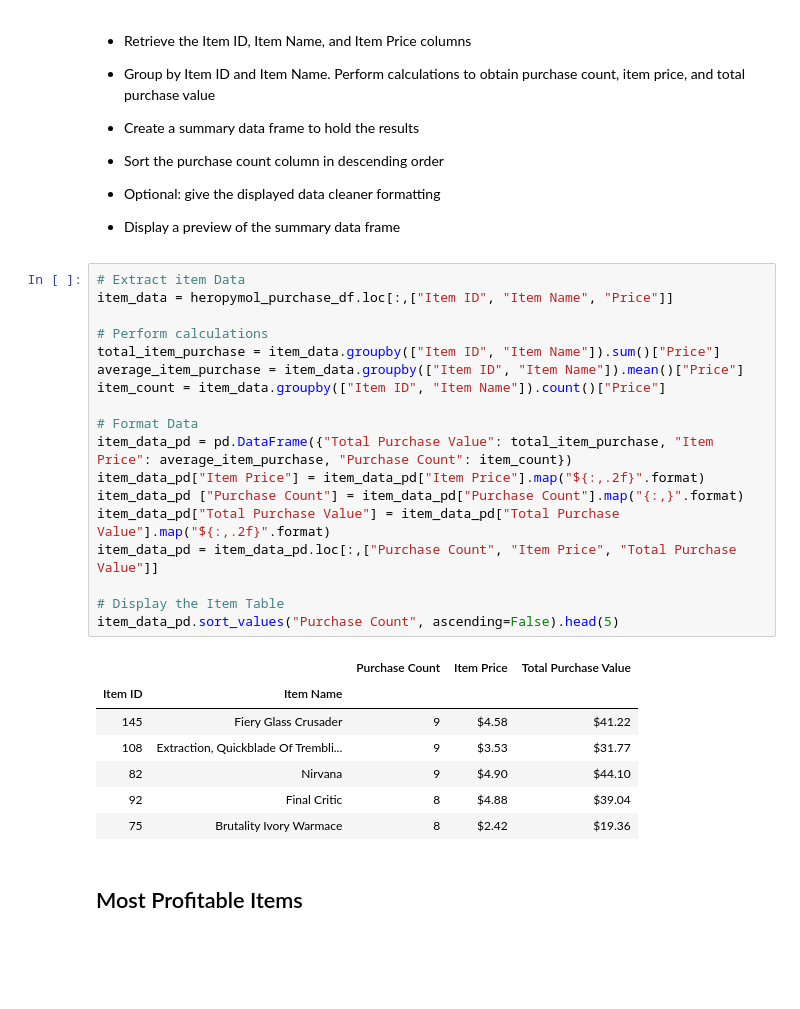
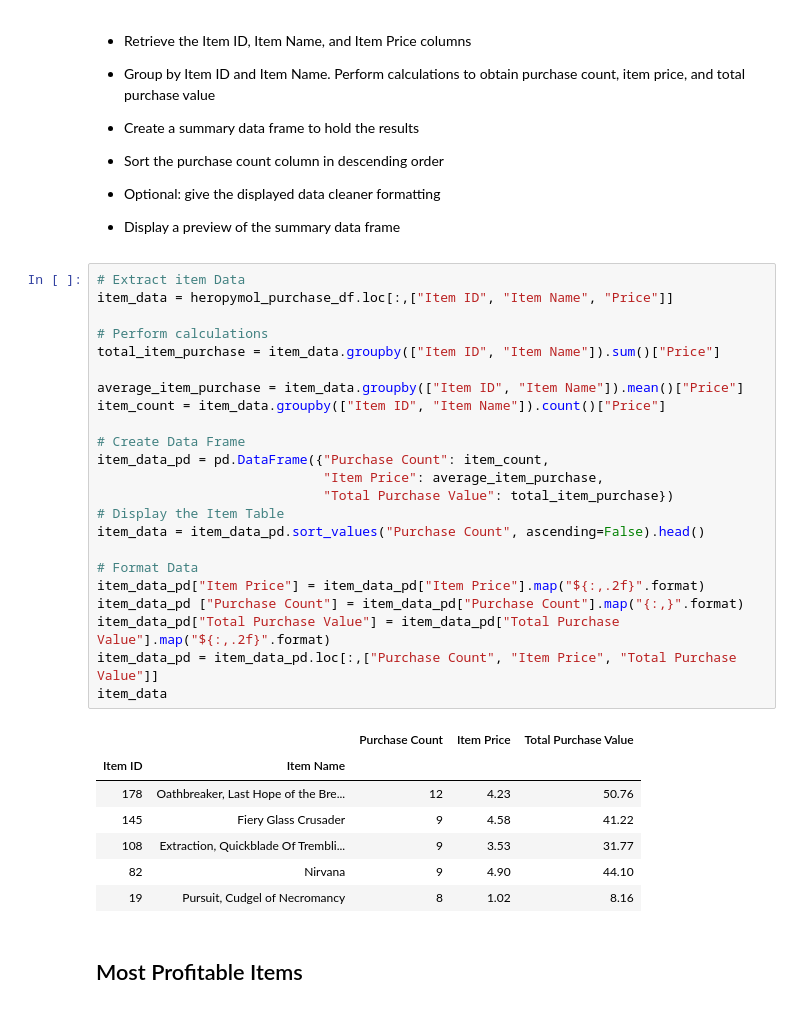
Before and after one commit to jehixson3/Analysis-of-Gaming-Data-using-Pandas, a Jupyter notebook: HeroesOfPymoli_pd.ipynb, the cells around one changed output. Cells and saved outputs as stored; diff of their text form; blank space fills up the shorter version.

```diff
--- a/HeroesOfPymoli_pd.ipynb
+++ b/HeroesOfPymoli_pd.ipynb
@@ -303,29 +303,34 @@ user_data.sort_values("Total Purchase Value", ascending=False).head(5)
 # %%
 # Extract item Data
 item_data = heropymol_purchase_df.loc[:,["Item ID", "Item Name", "Price"]]
 
 # Perform calculations
 total_item_purchase = item_data.groupby(["Item ID", "Item Name"]).sum()["Price"]
+
 average_item_purchase = item_data.groupby(["Item ID", "Item Name"]).mean()["Price"]
 item_count = item_data.groupby(["Item ID", "Item Name"]).count()["Price"]
 
+# Create Data Frame
+item_data_pd = pd.DataFrame({"Purchase Count": item_count,
+                             "Item Price": average_item_purchase,
+                             "Total Purchase Value": total_item_purchase})
+# Display the Item Table
+item_data = item_data_pd.sort_values("Purchase Count", ascending=False).head()
+
 # Format Data
-item_data_pd = pd.DataFrame({"Total Purchase Value": total_item_purchase, "Item Price": average_item_purchase, "Purchase Count": item_count})
 item_data_pd["Item Price"] = item_data_pd["Item Price"].map("${:,.2f}".format)
 item_data_pd ["Purchase Count"] = item_data_pd["Purchase Count"].map("{:,}".format)
 item_data_pd["Total Purchase Value"] = item_data_pd["Total Purchase Value"].map("${:,.2f}".format)
 item_data_pd = item_data_pd.loc[:,["Purchase Count", "Item Price", "Total Purchase Value"]]
-
-# Display the Item Table
-item_data_pd.sort_values("Purchase Count", ascending=False).head(5)
+item_data
 # %% [output]
 |  |  | Purchase Count | Item Price | Total Purchase Value |
 | Item ID | Item Name |  |  |  |
-| 145 | Fiery Glass Crusader | 9 | $4.58 | $41.22 |
-| 108 | Extraction, Quickblade Of Trembli... | 9 | $3.53 | $31.77 |
-| 82 | Nirvana | 9 | $4.90 | $44.10 |
-| 92 | Final Critic | 8 | $4.88 | $39.04 |
-| 75 | Brutality Ivory Warmace | 8 | $2.42 | $19.36 |
+| 178 | Oathbreaker, Last Hope of the Bre... | 12 | 4.23 | 50.76 |
+| 145 | Fiery Glass Crusader | 9 | 4.58 | 41.22 |
+| 108 | Extraction, Quickblade Of Trembli... | 9 | 3.53 | 31.77 |
+| 82 | Nirvana | 9 | 4.90 | 44.10 |
+| 19 | Pursuit, Cudgel of Necromancy | 8 | 1.02 | 8.16 |
 # %% [markdown]
 ## Most Profitable Items
 # %% [markdown]
```
Also changed, not shown: parts of 2 cells of this notebook.
